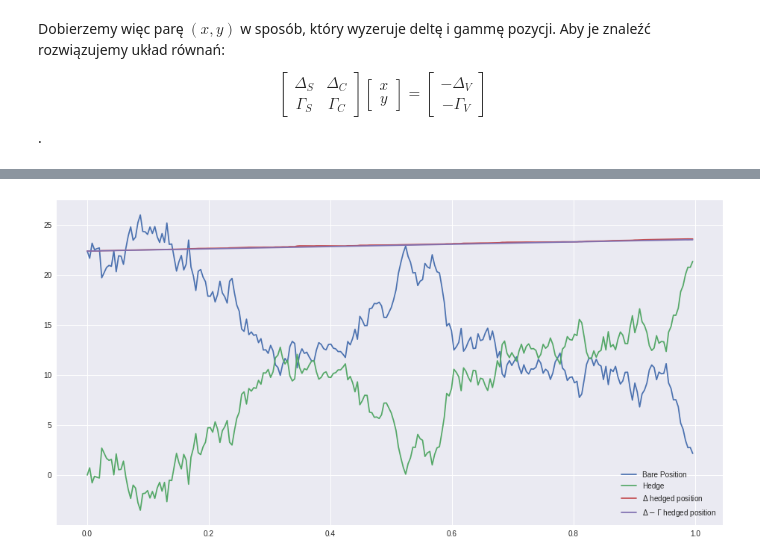
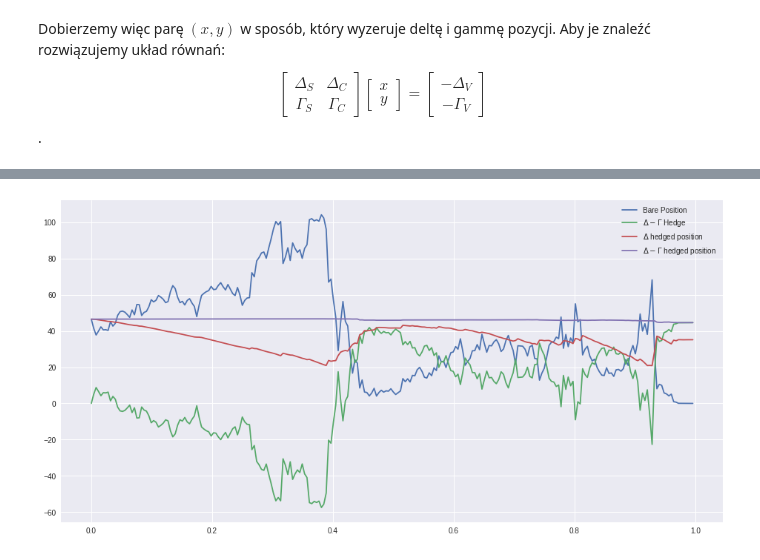
Before and after one commit to PiotMik/GreeksHedging, a Jupyter notebook: Greek Hedging.ipynb, the cells around one changed output, grey strips where cells are left out. Drawn from its saved outputs; the diff is of its cells as text; code cells hidden in the pictures.

```diff
--- a/Greek Hedging.ipynb
+++ b/Greek Hedging.ipynb
@@ -550,10 +554,9 @@ _ = plt.title(f"{ticker} stock price")
 S0 = real_data[0]
 real_logrets = np.log(real_data).diff()
 sig_hist = np.log(calibration_data).diff().std()*np.sqrt(365)
-# K = 35.
 K = 1700.
 T = 1.
-r = .05
+r = .016
 
 option_to_hedge = mibian.BS([S0, K, r*100, T*365], volatility = sig_hist*100)
 t_real, Vt_real, Strategies_real = dynamic_hedging(real_data,
@@ -728,12 +731,12 @@ _ = plt.legend()
 
 @np.vectorize
 def price_surface(S_, t_):
-    return mibian.BS([S_, 90, 0.05*100, (T-t_)*365], volatility = 0.3*100).callPrice
+    return mibian.BS([S_, K1, r*100, (T-t_)*365], volatility = sig*100).callPrice
 
 @np.vectorize
 def price_surface_delta_gamma_hedged(S_, t_):
-    option1 = mibian.BS([S_, K1, 0.05*100, (T-t_)*365], volatility = 0.3*100).callPrice
-    option2 = mibian.BS([S_, K2, 0.05*100, (T-t_)*365], volatility = 0.3*100).callPrice
+    option1 = mibian.BS([S_, K1, r*100, (T-t_)*365], volatility = sig*100).callPrice
+    option2 = mibian.BS([S_, K2, r*100, (T-t_)*365], volatility = sig*100).callPrice
     return option1 + x*S_ + y*option2
 
 S_lattice = np.linspace(S_1D.min(), S_1D.max(), 40)
@@ -847,31 +850,44 @@ def dynamic_hedging(stock_trajectory, option_to_hedge, option_for_gamma):
         B = np.array([[delta_V], [DH]])
         X = np.linalg.solve(A, B)
 
         Strategies['DeltaHedge']['Stock'].append(X[0][0])
         Strategies['DeltaHedge']['MM'].append(X[1][0])
 
         #Delta-gamma hedging
         A = np.array([[delta_S, delta_C, 0], [gamma_S, gamma_C, 0], [S, C, 1]])
         B = np.array([[delta_V], [gamma_V], [DGH]])
         X = np.linalg.solve(A, B)
 
         Strategies['DeltaGammaHedge']['Stock'].append(X[0][0])
         Strategies['DeltaGammaHedge']['Option'].append(X[1][0])
         Strategies['DeltaGammaHedge']['MM'].append(X[2][0])
 
 
     t = np.array(t).reshape(-1, 1)
     Vt = np.array(Vt).reshape(-1, 1)
     Strategies['DeltaHedge']['Value'] = np.array(Strategies['DeltaHedge']['Value']).reshape(-1, 1)
     Strategies['DeltaGammaHedge']['Value'] = np.array(Strategies['DeltaGammaHedge']['Value']).reshape(-1, 1)
 
     return t, Vt, Strategies
 
+S0 = real_data[0]
+real_logrets = np.log(real_data).diff()
+sig_hist = np.log(calibration_data).diff().std()*np.sqrt(365)
+K = 1700.
+T = 1.
+r = .016
+
+option_to_hedge = mibian.BS([S0, K, r*100, T*365], volatility = sig_hist*100)
+option_for_gamma = mibian.BS([S0, K, r*100, T*2*365], volatility = sig_hist*100)
+t_real, Vt_real, Strategies_real = dynamic_hedging(real_data,
+                                                   option_to_hedge = option_to_hedge,
+                                                   option_for_gamma = option_for_gamma)
+
 fig = plt.figure(figsize=(16, 8))
 plt.plot(t_real, Vt_real, label = 'Bare Position')
 plt.plot(t_real, -Strategies_real['DeltaGammaHedge']['Value'], label = "$\Delta-\Gamma$ Hedge")
 plt.plot(t_real, Vt_real-Strategies_real['DeltaHedge']['Value'], label = '$\Delta$ hedged position')
 plt.plot(t_real, Vt_real - Strategies_real['DeltaGammaHedge']['Value'], label = '$\Delta-\Gamma$ hedged position')
 _ = plt.legend()
 # %% [output]
-[figure, old version]
+[figure, new version]
```
Also changed, not shown: parts of 16 cells of this notebook.
